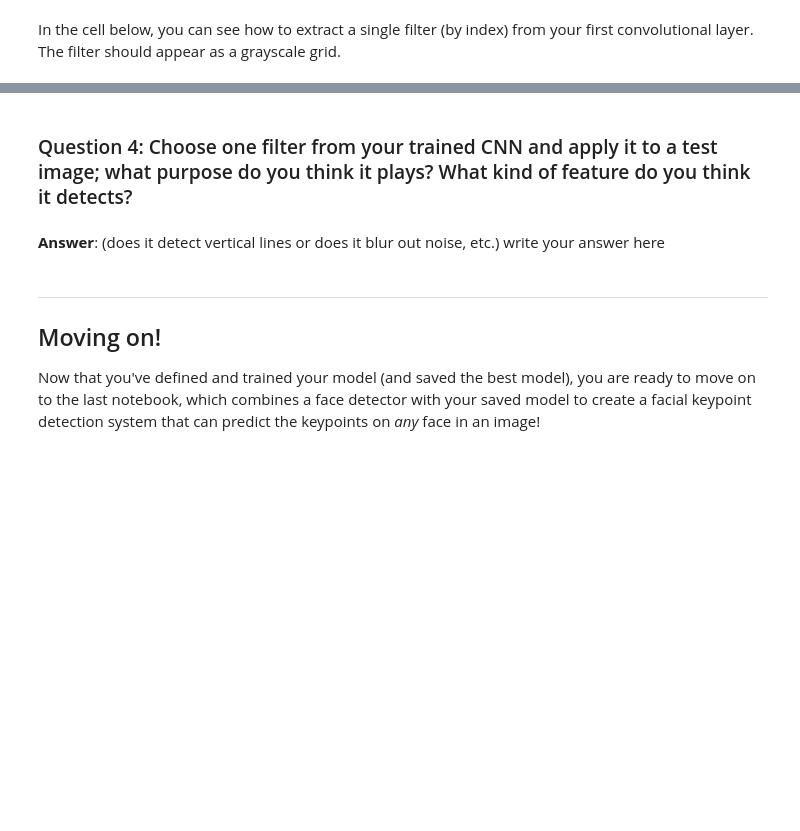
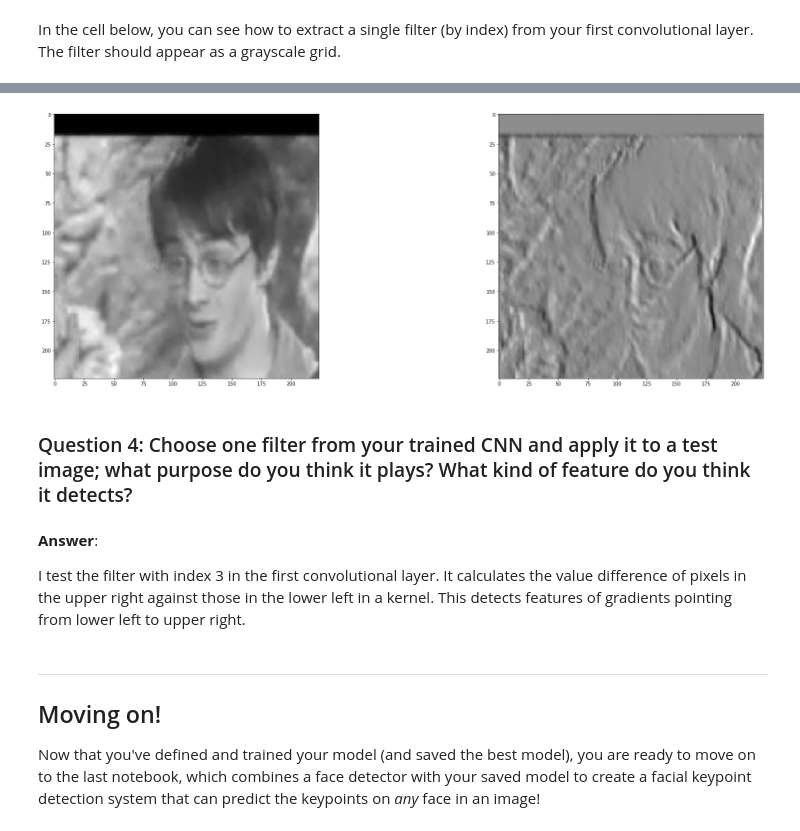
Before and after one commit to randomwalk10/P1_Facial_Keypoints, a Jupyter notebook: 2. Define the Network Architecture.ipynb, the cells around one changed output, grey strips where cells are left out. Drawn from its saved outputs; the diff is of its cells as text; code cells hidden in the pictures; blank space fills up the shorter version.

```diff
--- a/2. Define the Network Architecture.ipynb
+++ b/2. Define the Network Architecture.ipynb
@@ -527,13 +588,36 @@ Next, choose a test image and filter it with one of the convolutional kernels in
 ---
 # %%
 ##TODO: load in and display any image from the transformed test dataset
+# obtain one batch of testing images
+dataiter = iter(test_loader)
+images = dataiter.next()['image'].numpy()
+
+# select image by index
+idx = 0
+img = np.squeeze(images[idx])
+
+# display the original image on the left side
+import cv2
+
+fig=plt.figure(figsize=(30, 10))
+fig.add_subplot(1, 2, 1)
+plt.imshow(img, cmap='gray')
 
 ## TODO: Using cv's filter2D function,
 ## apply a specific set of filter weights (like the one displayed above) to the test image
+c = cv2.filter2D(img, -1, np.squeeze(w[filter_index])) # filtered image
+fig.add_subplot(1, 2, 2)
+plt.imshow(c, cmap='gray')
+
+plt.show()
+# %% [output]
+[figure, added]
 # %% [markdown]
 ### Question 4: Choose one filter from your trained CNN and apply it to a test image; what purpose do you think it plays? What kind of feature do you think it detects?
-# %% [markdown]
-**Answer**: (does it detect vertical lines or does it blur out noise, etc.) write your answer here
+# %% [markdown]
+**Answer**:
+
+I test the filter with index 3 in the first convolutional layer. It calculates the value difference of pixels in the upper right against those in the lower left in a kernel. This detects features of gradients pointing from lower left to upper right.
 # %% [markdown]
 ---
 ## Moving on!
```
Also changed, not shown: parts of 21 cells of this notebook, 3 other files.
